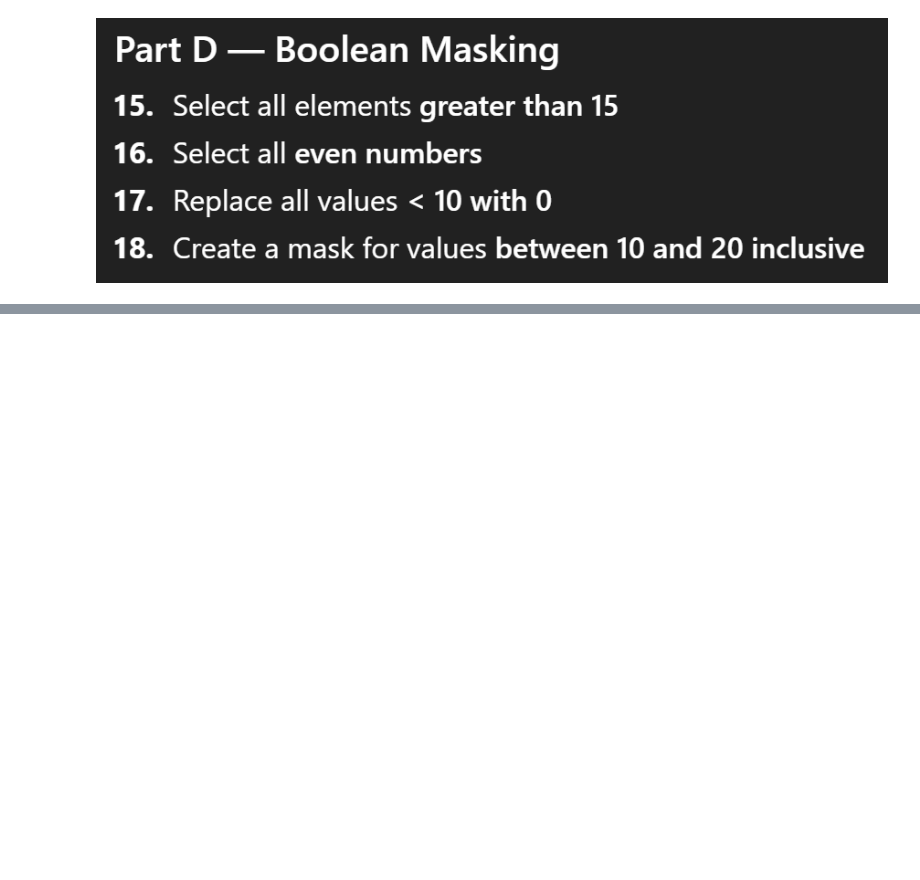
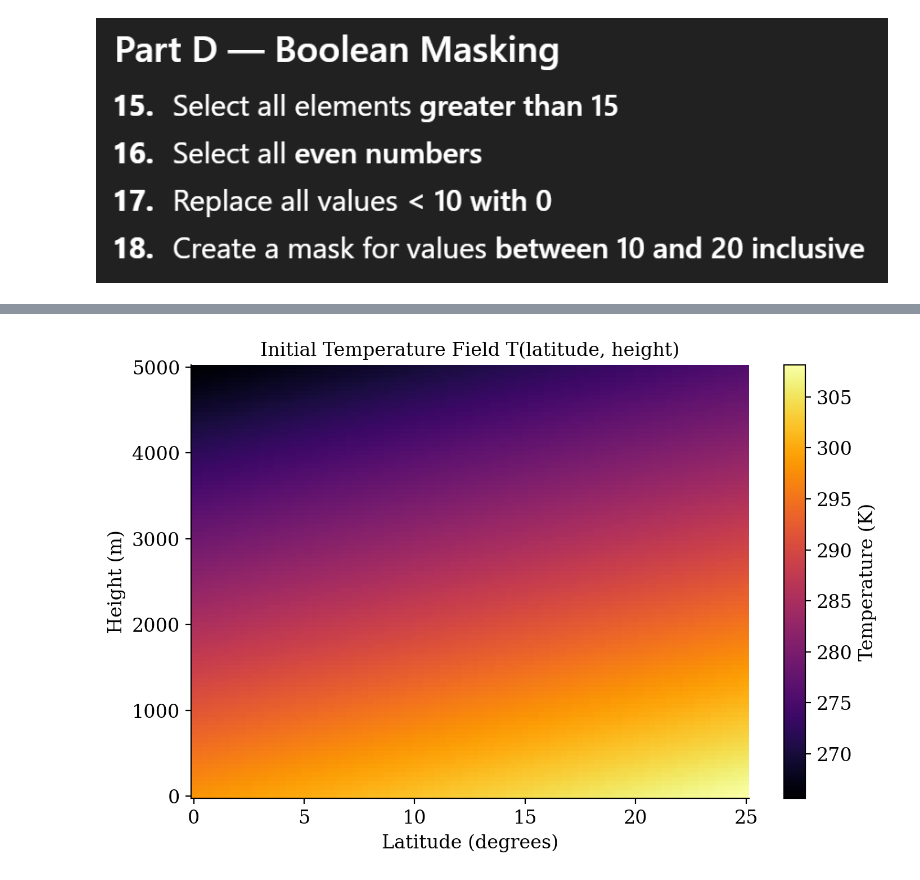
Before and after one commit to ChaPop870/63-530-Numerical-Modelling-and-Simulation-Scripts, a Jupyter notebook: src/2D-Array-Practice.ipynb, the cells around one changed output, grey strips where cells are left out. Saved outputs shown, nothing was run; the diff lists cells and outputs as text; code cells hidden in the pictures; blank space fills up the shorter version.

```diff
--- a/src/2D-Array-Practice.ipynb
+++ b/src/2D-Array-Practice.ipynb
@@ -1392,0 +1599,72 @@ HTML(ani.to_jshtml())
+# %%
+# Advection with constant velocity vector in a double periodic domain
+
+import numpy as np
+import matplotlib.pyplot as plt
+from nums.pynums.pdes.timemarching import *
+from nums.pynums.pdes.checkpointing import *
+from nums.pynums.pdes.postprocessing import *
+from nums.pynums.iodata import *
+
+# ---------------------------------------------------------
+# Temporal grid
+tmin = 0.0
+tmax = 2.0
+tcheck = 0.05
+
+# ---------------------------------------------------------
+# Spatial grid (latitude × height)
+xmin = 0.0        # latitude min (deg)
+xmax = 25.0       # latitude max (deg)
+nx = 101
+
+zmin = 0.0        # height min (m)
+zmax = 5000.0     # height max (m)
+nz = 101
+
+# ---------------------------------------------------------
+# Advection velocity
+velocity = 1.0
+angle = np.pi / 4.0
+velocity_x = velocity * np.cos(angle)
+velocity_y = velocity * np.sin(angle)
+
+timescheme = RungeKutta3()
+cnum = 0.20
+
+# ---------------------------------------------------------
+def preprocessing():
+    # Latitude coordinate (0–25 degrees)
+    x = np.linspace(xmin, xmax, nx)
+
+    # Height coordinate (0–5000 m)
+    z = np.linspace(zmin, zmax, nz)
+
+    # Build grid
+    xc, zc = np.meshgrid(x, z)
+
+    # Surface temperature profile T(lat)
+    T_surface = 0.4 * xc + 298.15
+
+    # Apply lapse rate
+    lapse_rate = 0.0065  # K/m
+    T = T_surface - lapse_rate * zc
+
+    return (xc, zc), T
+
+# ---------------------------------------------------------
+# Build the grid and temperature field
+(grid, T) = preprocessing()
+xc, zc = grid
+
+# ---------------------------------------------------------
+# Plot the initial temperature field
+plt.figure(figsize=(8,5))
+plt.pcolormesh(xc, zc, T, shading='auto', cmap='inferno')
+plt.colorbar(label='Temperature (K)')
+plt.xlabel('Latitude (degrees)')
+plt.ylabel('Height (m)')
+plt.title('Initial Temperature Field T(latitude, height)')
+plt.show()
+# %% [output]
+[figure, added]
```
Also changed, not shown: parts of 4 cells of this notebook, 1 other file.
